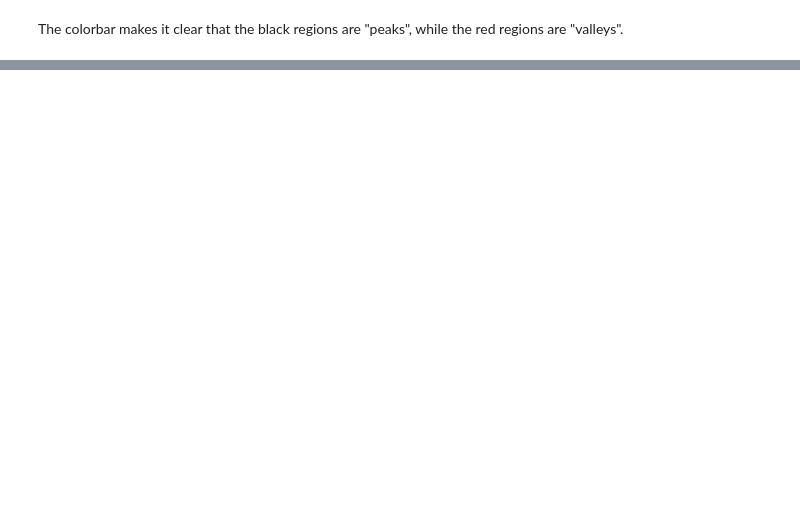
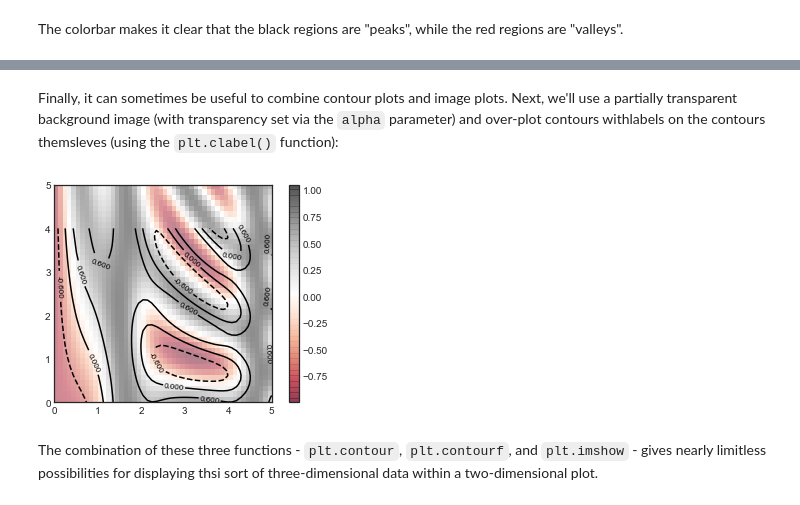
Before and after one commit to UlrikeBoehm/PythonDataScience, a Jupyter notebook: 04_Visualization_Matplotlib/6_Density_Contour_Plots.ipynb, the cells around one changed output, grey strips where cells are left out. Drawn from its saved outputs; the diff is of its cells as text; code cells hidden in the pictures; blank space fills up the shorter version.

```diff
--- a/04_Visualization_Matplotlib/6_Density_Contour_Plots.ipynb
+++ b/04_Visualization_Matplotlib/6_Density_Contour_Plots.ipynb
@@ -51,0 +64,13 @@ One potantial issue with this plot
+# %% [markdown]
+Finally, it can sometimes be useful to combine contour plots and image plots. Next, we'll use a partially transparent background image (with transparency set via the `alpha` parameter) and over-plot contours withlabels on the contours themsleves (using the `plt.clabel()` function):
+# %%
+contours = plt.contour(X,Y,Z, 3, colors='black')
+plt.clabel(contours,inline=True,fontsize=8)
+
+plt.imshow(Z,extent=[0,5,0,5], origin='lower',
+          cmap='RdGy',alpha=0.5)
+plt.colorbar();
+# %% [output]
+[figure, added]
+# %% [markdown]
+The combination of these three functions - `plt.contour`, `plt.contourf`, and `plt.imshow` - gives nearly limitless possibilities for displaying thsi sort of three-dimensional data within a two-dimensional plot.
```
Also changed, not shown: parts of 8 cells of this notebook.
